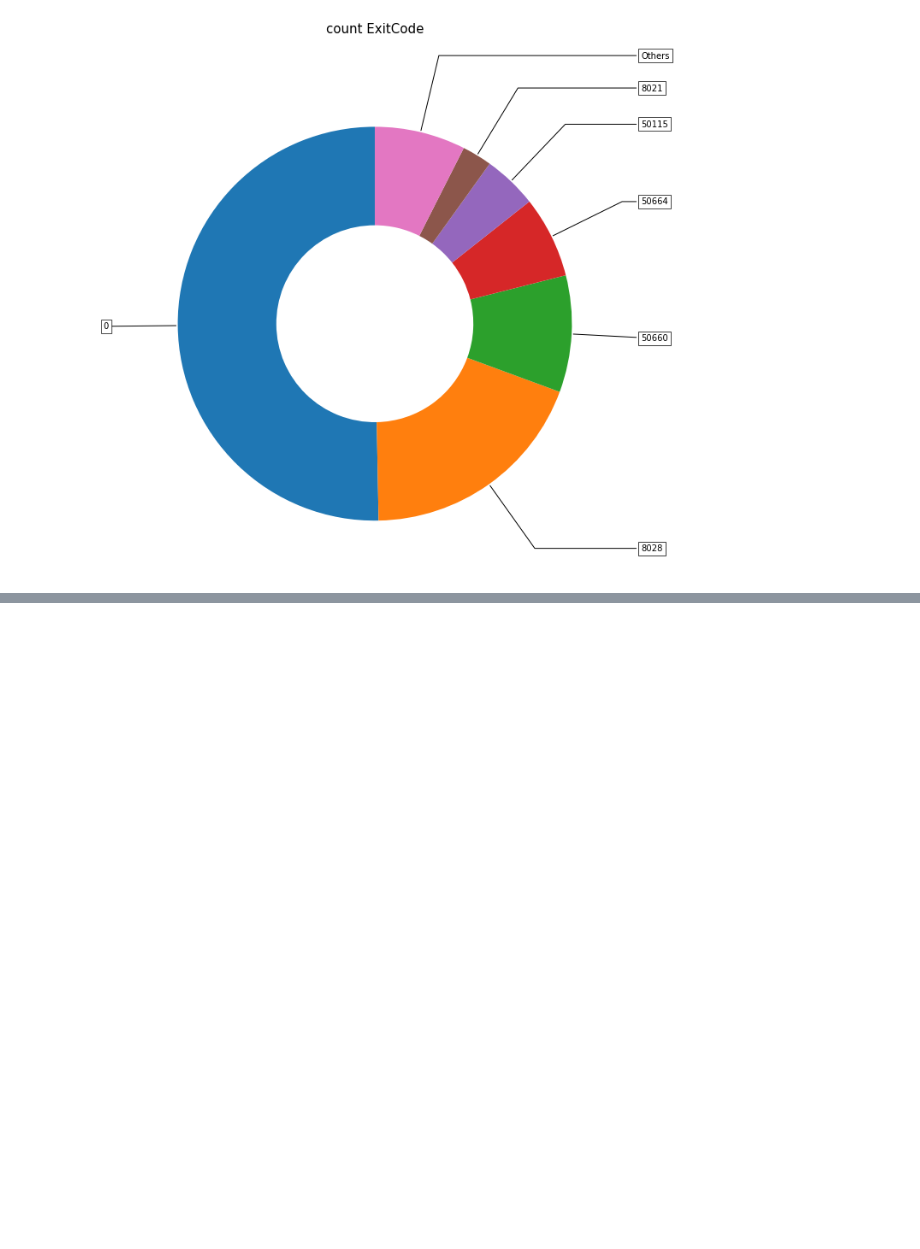
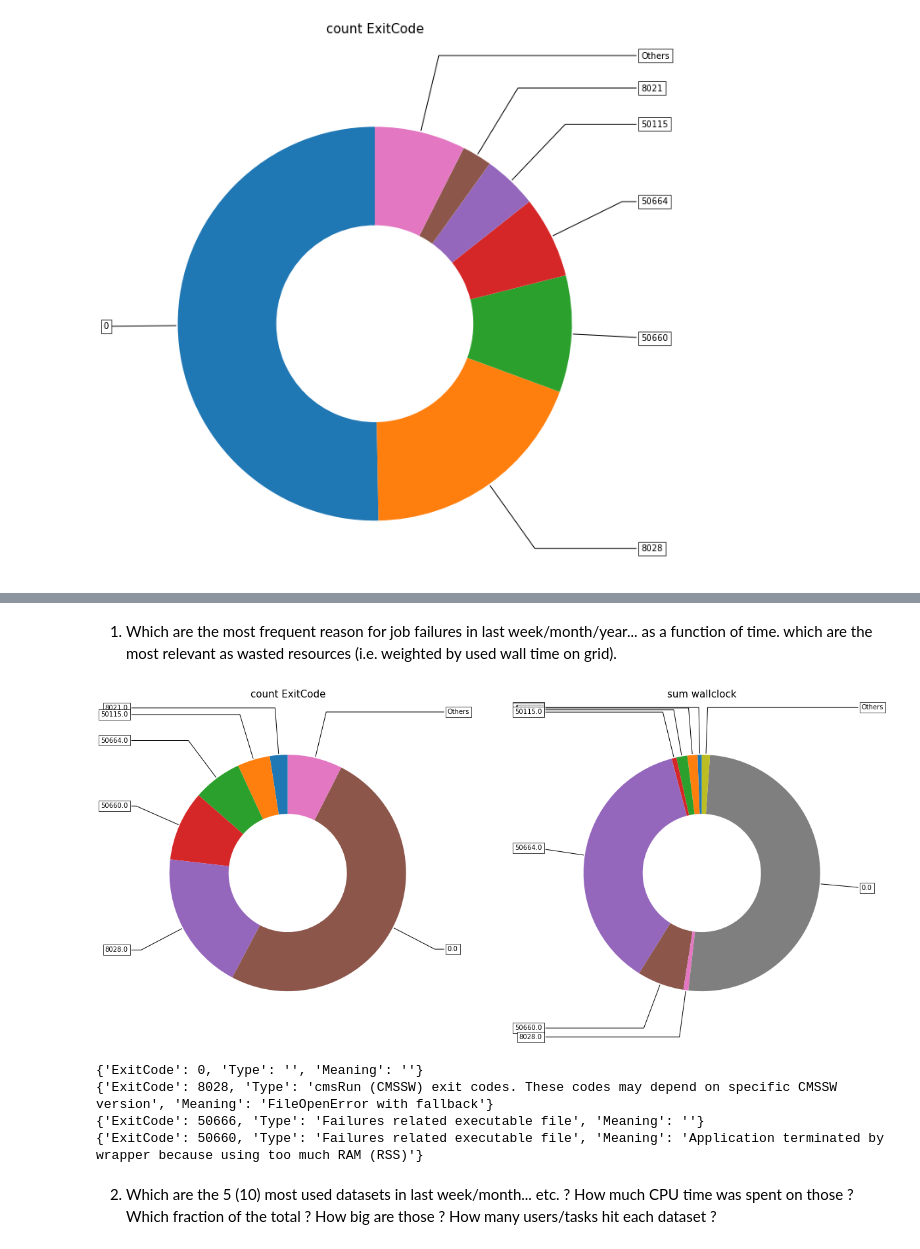
Before and after one commit to nphumekham/cern-crab-data-analysis, a Jupyter notebook: crab_data_analysis_doc/analysis_example.ipynb, the cells around one changed output, grey strips where cells are left out. Drawn from its saved outputs; the diff is of its cells as text; code cells hidden in the pictures; blank space fills up the shorter version.

Commit message:
update new questions and exitcode map usage

```diff
--- a/crab_data_analysis_doc/analysis_example.ipynb
+++ b/crab_data_analysis_doc/analysis_example.ipynb
@@ -292,0 +296,36 @@ _donut(dictlist52, "exitcode")
+# %% [markdown]
+1. Which are the most frequent reason for job failures in last week/month/year... as a function of time. which are the most relevant as wasted resources (i.e. weighted by used wall time on grid).
+# %%
+df6 = raw_df.select(col('Type'), col('WallClockHr'), col('ExitCode'))\
+            .filter((col("Type")=="analysis")&(col("ExitCode").isNotNull()))\
+            .groupby(col('ExitCode'))\
+            .agg(_count(col('ExitCode')).alias("count_ExitCode"),\
+                 _sum("WallClockHr").alias("sum_WallClockHr"))\
+            .sort('count_ExitCode')
+# %%
+df6_dict = _to_dict(df6)
+# %%
+df6_exitcode = _other_fields(df6_dict['ExitCode'], df6_dict['count_ExitCode'], 2)
+df6_wallclock = _other_fields(df6_dict['ExitCode'], df6_dict['sum_WallClockHr'], 0.5)
+# %%
+dictlist6 = [{"index": df6_exitcode['index'],\
+             "values": df6_exitcode['data_percent'],\
+             "title": "count ExitCode"},\
+             {"index": df6_wallclock['index'],\
+             "values": df6_wallclock['data_percent'],\
+             "title": "sum wallclock"}
+           ]
+# %%
+_donut(dictlist6, "exitcode1")
+print(_exitcode_info(0))
+print(_exitcode_info(8028))
+print(_exitcode_info(50666))
+print(_exitcode_info(50660))
+# %% [output]
+[figure, added]
+{'ExitCode': 0, 'Type': '', 'Meaning': ''}
+{'ExitCode': 8028, 'Type': 'cmsRun (CMSSW) exit codes. These codes may depend on specific CMSSW version', 'Meaning': 'FileOpenError with fallback'}
+{'ExitCode': 50666, 'Type': 'Failures related executable file', 'Meaning': ''}
+{'ExitCode': 50660, 'Type': 'Failures related executable file', 'Meaning': 'Application terminated by wrapper because using too much RAM (RSS)'}
+# %% [markdown]
+2. Which are the 5 (10) most used datasets in last week/month... etc. ? How much CPU time was spent on those ? Which fraction of the total ? How big are those ? How many users/tasks hit each dataset ?
```
Also changed, not shown: parts of 2 cells of this notebook, 2 other files.
